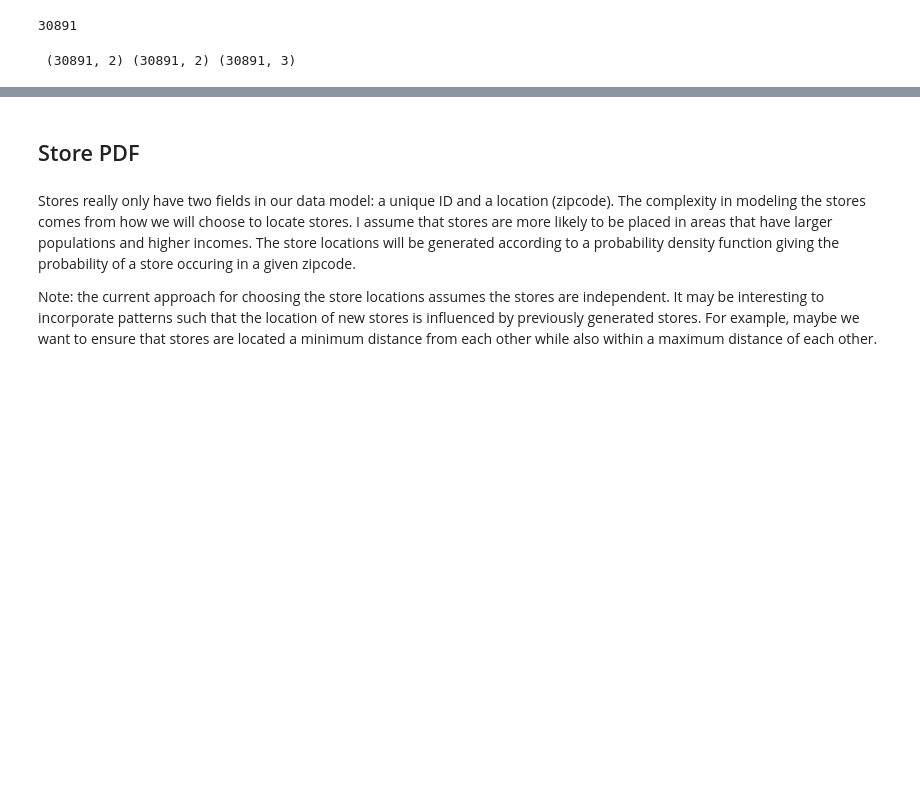
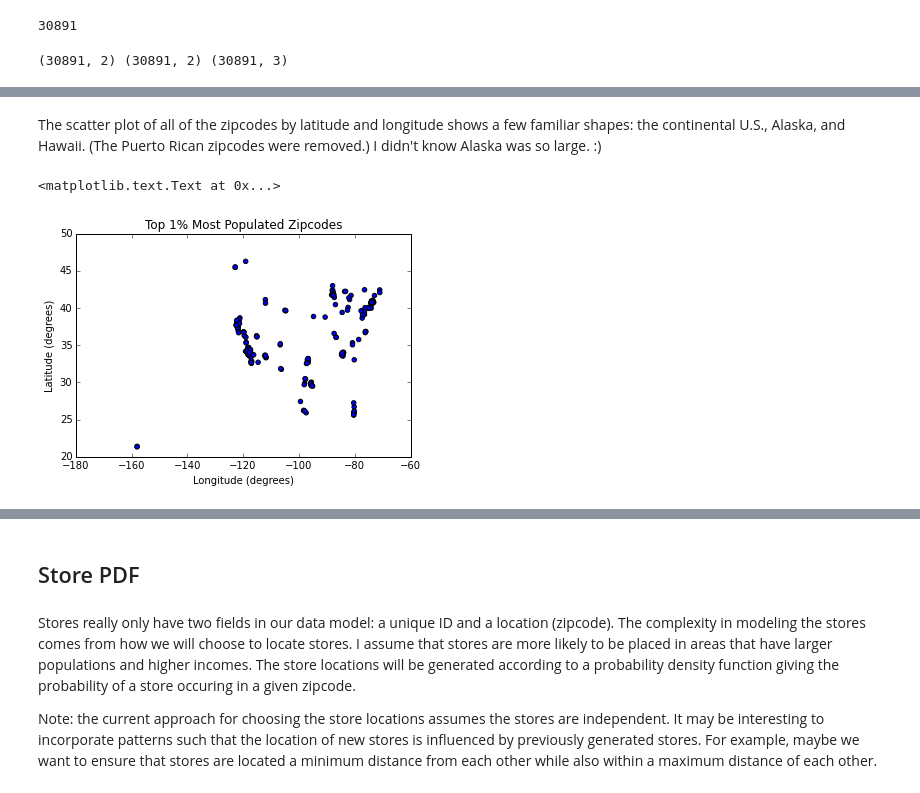
Before and after one commit to rnowling/bigpetstore-data-generator, a Jupyter notebook: notebooks/MonteCarloExample.ipynb, the cells around one changed output, grey strips where cells are left out. Drawn from its saved outputs; the diff is of its cells as text; code cells hidden in the pictures; blank space fills up the shorter version.

```diff
--- a/notebooks/MonteCarloExample.ipynb
+++ b/notebooks/MonteCarloExample.ipynb
@@ -208,0 +219,14 @@ print income_table.shape, pop_table.shape, lat_long_table.shape
+# %% [markdown]
+The scatter plot of all of the zipcodes by latitude and longitude shows a few familiar shapes: the continental U.S., Alaska, and Hawaii.  (The Puerto Rican zipcodes were removed.)  I didn't know Alaska was so large.  :)
+# %%
+populations = list(reversed(sorted(pop_table["population_count"])))
+cutoff_idx = int(len(populations) * 0.01)
+cutoff = populations[cutoff_idx]
+cutoff_zipcodes = [z for z in common_zipcodes if pop_table.loc[z, "population_count"] >= cutoff]
+plt.scatter(lat_long_table.loc[cutoff_zipcodes, "longitude"], lat_long_table.loc[cutoff_zipcodes, "latitude"])
+plt.ylabel("Latitude (degrees)")
+plt.xlabel("Longitude (degrees)")
+plt.title("Top 1% Most Populated Zipcodes")
+# %% [output]
+<matplotlib.text.Text at 0x...>
+[figure, added]
```
Also changed, not shown: parts of 7 cells of this notebook.
